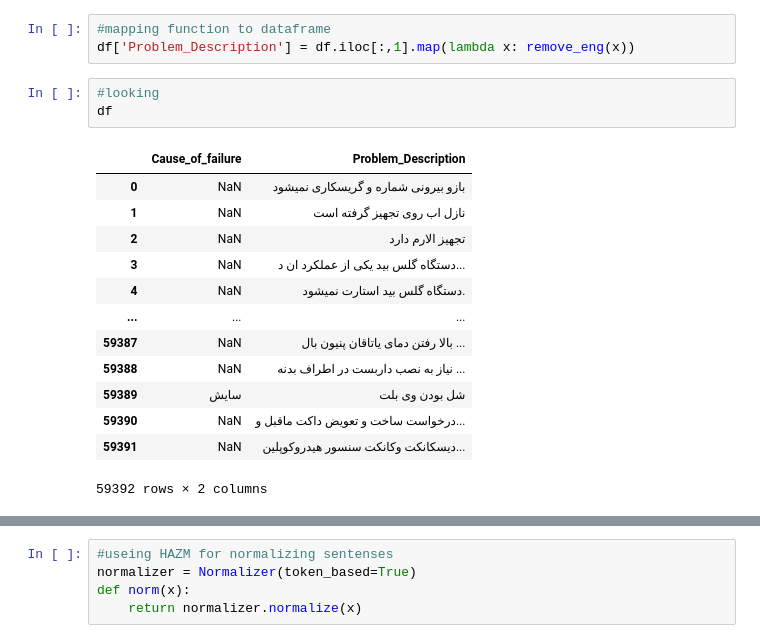
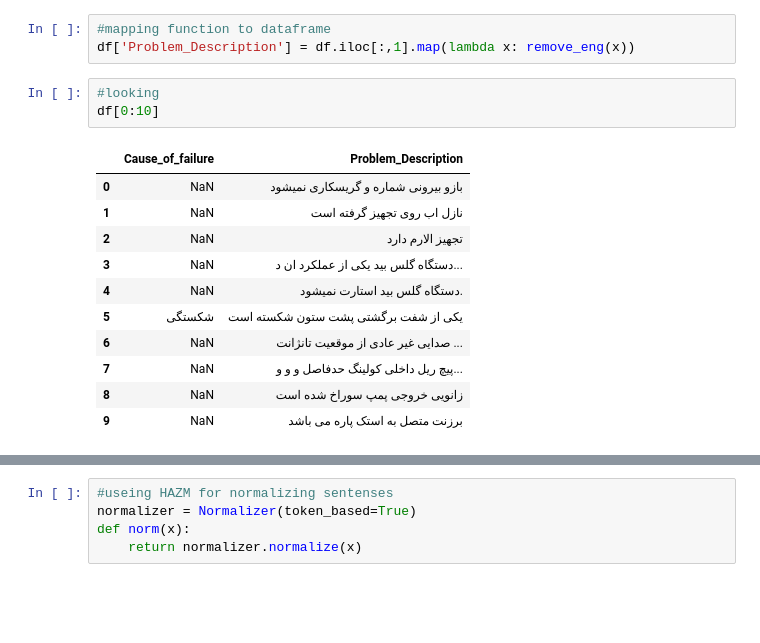
Before and after one commit to heidaralavi/persian_document_classification, a Jupyter notebook: Pre_Proccesing_on_pesrian_text.ipynb, the cells around one changed output, grey strips where cells are left out. Cells and saved outputs as stored; diff of their text form; blank space fills up the shorter version.

```diff
--- a/Pre_Proccesing_on_pesrian_text.ipynb
+++ b/Pre_Proccesing_on_pesrian_text.ipynb
@@ -25,18 +25,16 @@ def remove_eng(x):
 df['Problem_Description'] = df.iloc[:,1].map(lambda x: remove_eng(x))
 # %%
 #looking
-df
+df[0:10]
 # %% [output]
 |  | Cause_of_failure | Problem_Description |
 | 0 | NaN | بازو بیرونی شماره و گریسکاری نمیشود |
 | 1 | NaN | نازل اب روی تجهیز گرفته است |
 | 2 | NaN | تجهیز الارم دارد |
 | 3 | NaN | دستگاه گلس بید یکی از عملکرد ان د... |
 | 4 | NaN | دستگاه گلس بید استارت نمیشود. |
-| ... | ... | ... |
-| 59387 | NaN | بالا رفتن دمای یاتاقان پنیون بال ... |
-| 59388 | NaN | نیاز به نصب داربست در اطراف بدنه ... |
-| 59389 | سایش | شل بودن وی بلت |
-| 59390 | NaN | درخواست ساخت و تعویض داکت ماقبل و... |
-| 59391 | NaN | دیسکانکت وکانکت سنسور هیدروکوپلین... |
+| 5 | شکستگی | یکی از شفت برگشتی پشت ستون شکسته است |
+| 6 | NaN | صدایی غیر عادی از موقعیت تانژانت ... |
+| 7 | NaN | پیچ ریل داخلی کولینگ حدفاصل و و و... |
+| 8 | NaN | زانویی خروجی پمپ سوراخ شده است |
+| 9 | NaN | برزنت متصل به استک پاره می باشد |
-59392 rows × 2 columns
```
Also changed, not shown: parts of 16 cells of this notebook.
